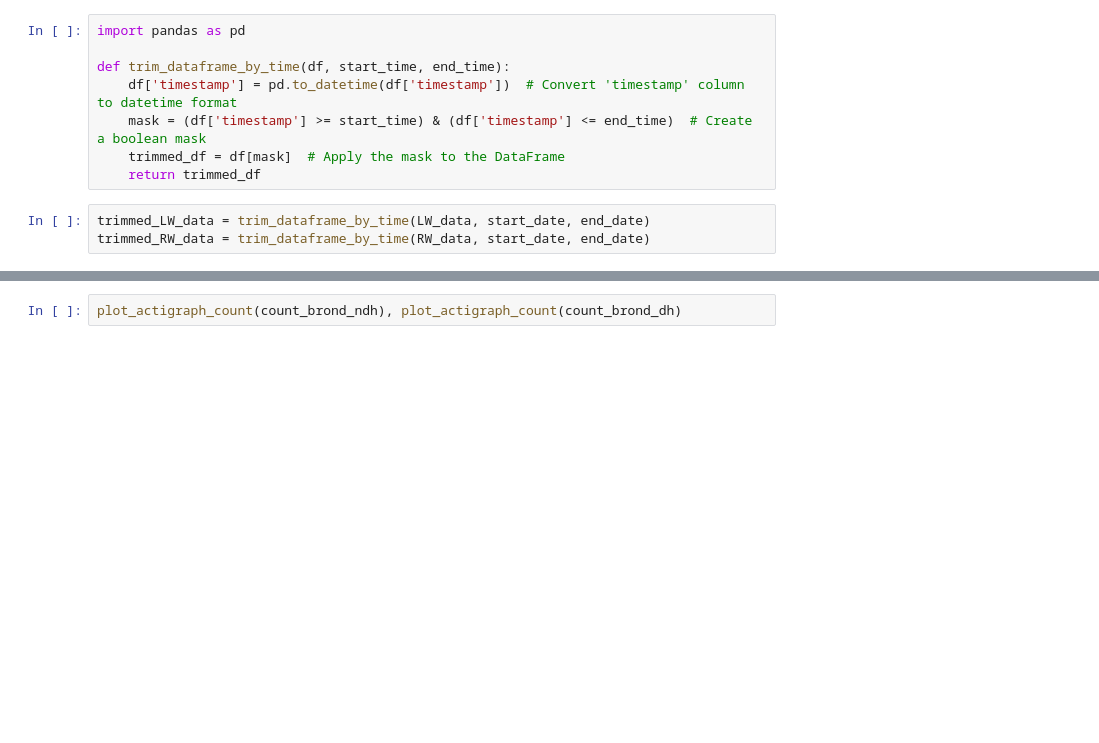
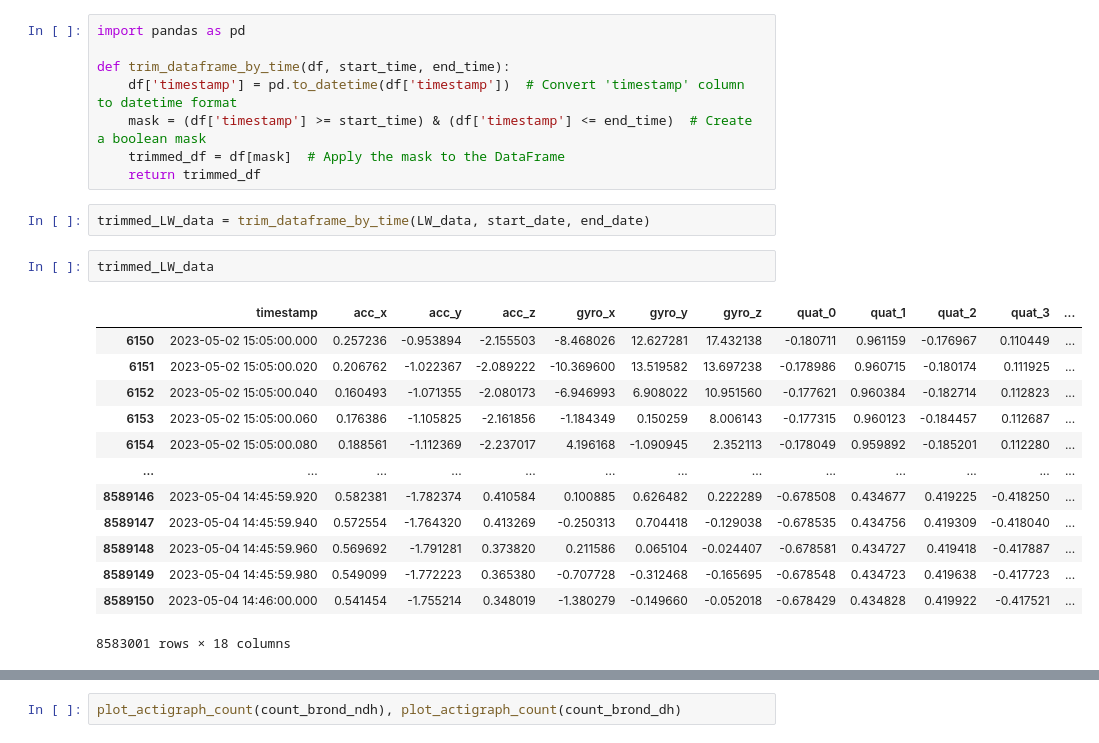
Before and after one commit to gloorli/ul-movement-tracking, a Jupyter notebook: test_48H_dataset.ipynb, the cells around one changed output, grey strips where cells are left out. Drawn from its saved outputs; the diff is of its cells as text; blank space fills up the shorter version.

```diff
--- a/test_48H_dataset.ipynb
+++ b/test_48H_dataset.ipynb
@@ -178,4 +200,19 @@ def trim_dataframe_by_time(df, start_time, end_time):
     return trimmed_df
 # %%
 trimmed_LW_data = trim_dataframe_by_time(LW_data, start_date, end_date)
-trimmed_RW_data = trim_dataframe_by_time(RW_data, start_date, end_date)
+# %%
+trimmed_LW_data
+# %% [output]
+|  | timestamp | acc_x | acc_y | acc_z | gyro_x | gyro_y | gyro_z | quat_0 | quat_1 | quat_2 | quat_3 | ... |
+| 6150 | 2023-05-02 15:05:00.000 | 0.257236 | -0.953894 | -2.155503 | -8.468026 | 12.627281 | 17.432138 | -0.180711 | 0.961159 | -0.176967 | 0.110449 | ... |
+| 6151 | 2023-05-02 15:05:00.020 | 0.206762 | -1.022367 | -2.089222 | -10.369600 | 13.519582 | 13.697238 | -0.178986 | 0.960715 | -0.180174 | 0.111925 | ... |
+| 6152 | 2023-05-02 15:05:00.040 | 0.160493 | -1.071355 | -2.080173 | -6.946993 | 6.908022 | 10.951560 | -0.177621 | 0.960384 | -0.182714 | 0.112823 | ... |
+| 6153 | 2023-05-02 15:05:00.060 | 0.176386 | -1.105825 | -2.161856 | -1.184349 | 0.150259 | 8.006143 | -0.177315 | 0.960123 | -0.184457 | 0.112687 | ... |
+| 6154 | 2023-05-02 15:05:00.080 | 0.188561 | -1.112369 | -2.237017 | 4.196168 | -1.090945 | 2.352113 | -0.178049 | 0.959892 | -0.185201 | 0.112280 | ... |
+| ... | ... | ... | ... | ... | ... | ... | ... | ... | ... | ... | ... | ... |
+| 8589146 | 2023-05-04 14:45:59.920 | 0.582381 | -1.782374 | 0.410584 | 0.100885 | 0.626482 | 0.222289 | -0.678508 | 0.434677 | 0.419225 | -0.418250 | ... |
+| 8589147 | 2023-05-04 14:45:59.940 | 0.572554 | -1.764320 | 0.413269 | -0.250313 | 0.704418 | -0.129038 | -0.678535 | 0.434756 | 0.419309 | -0.418040 | ... |
+| 8589148 | 2023-05-04 14:45:59.960 | 0.569692 | -1.791281 | 0.373820 | 0.211586 | 0.065104 | -0.024407 | -0.678581 | 0.434727 | 0.419418 | -0.417887 | ... |
+| 8589149 | 2023-05-04 14:45:59.980 | 0.549099 | -1.772223 | 0.365380 | -0.707728 | -0.312468 | -0.165695 | -0.678548 | 0.434723 | 0.419638 | -0.417723 | ... |
+| 8589150 | 2023-05-04 14:46:00.000 | 0.541454 | -1.755214 | 0.348019 | -1.380279 | -0.149660 | -0.052018 | -0.678429 | 0.434828 | 0.419922 | -0.417521 | ... |
+8583001 rows × 18 columns
```
Also changed, not shown: parts of 12 cells of this notebook, 1 other file.
